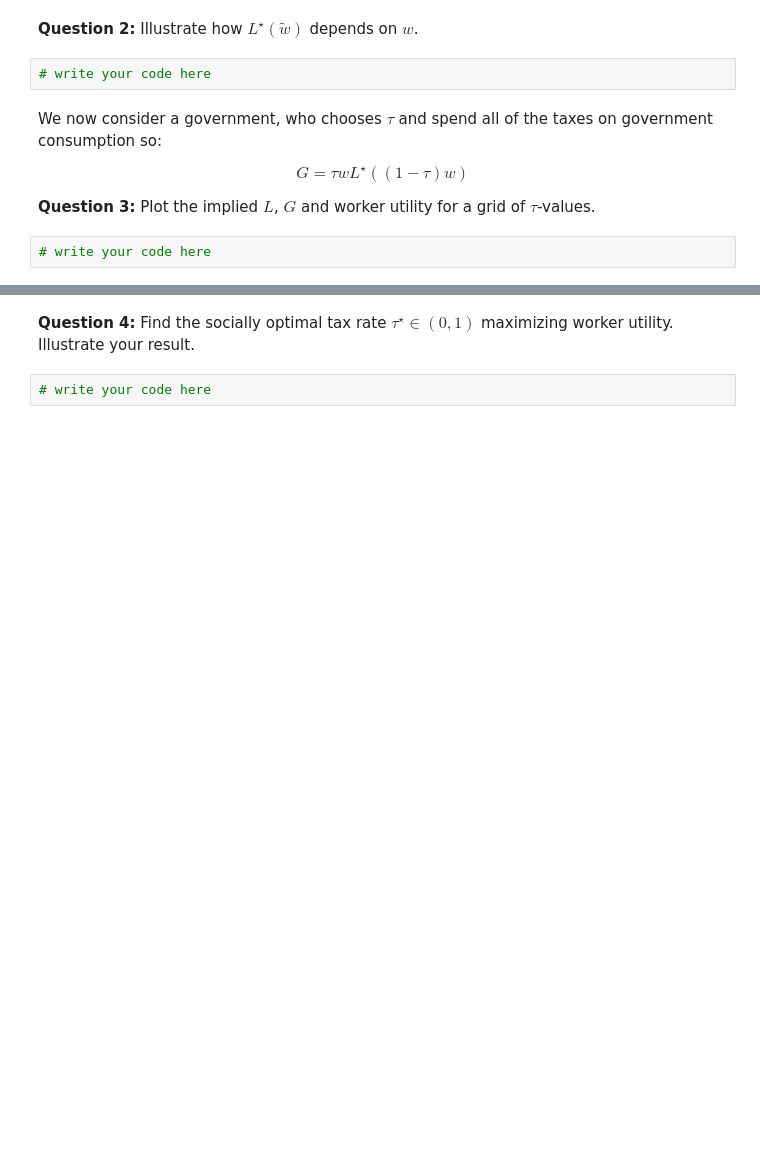
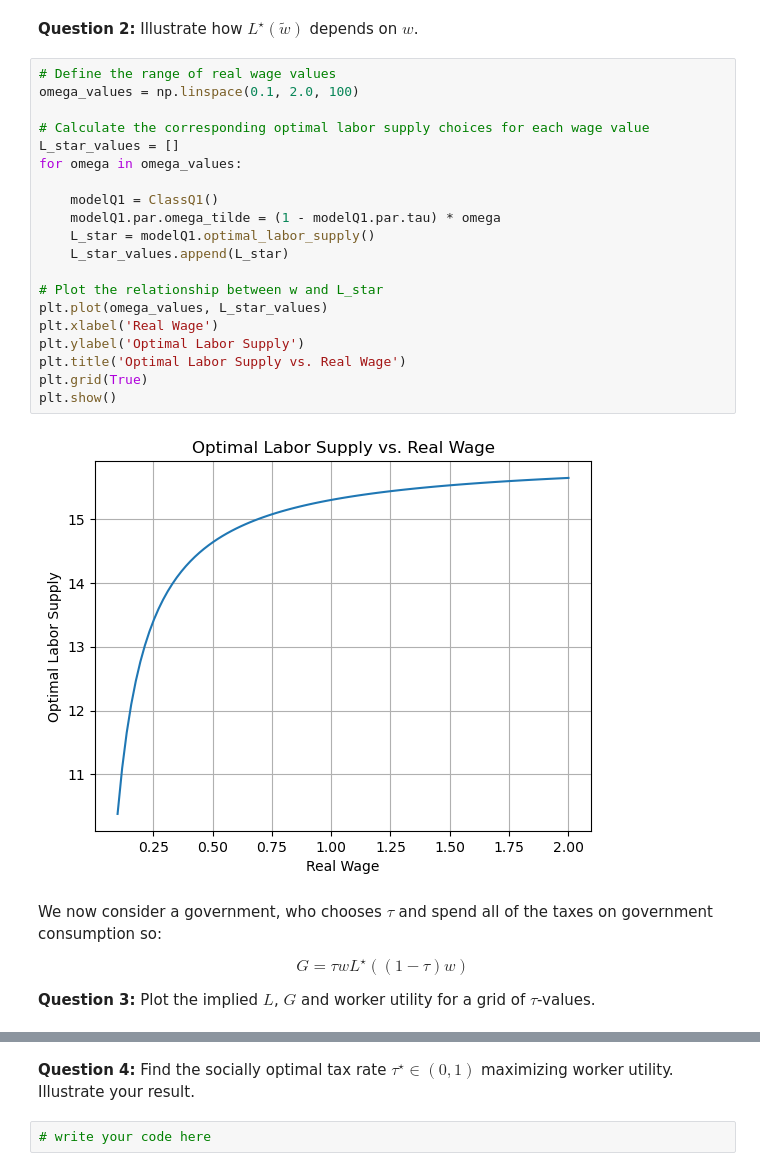
Before and after one commit to NumEconCopenhagen/projects-2023-jakki, a Jupyter notebook: exam/Exam2023JacobNotebook.ipynb, the cells around one changed output, grey strips where cells are left out. Saved outputs shown, nothing was run; the diff lists cells and outputs as text; blank space fills up the shorter version.

```diff
--- a/exam/Exam2023JacobNotebook.ipynb
+++ b/exam/Exam2023JacobNotebook.ipynb
@@ -102,7 +100,27 @@ In this scenario, the values between the minmizer-solution and analytical-soluti
 # %% [markdown]
 **Question 2:** Illustrate how $L^{\star}(\tilde{w})$ depends on $w$.
-# %%
-# write your code here
+# %%
+# Define the range of real wage values
+omega_values = np.linspace(0.1, 2.0, 100)
+
+# Calculate the corresponding optimal labor supply choices for each wage value
+L_star_values = []
+for omega in omega_values:
+
+    modelQ1 = ClassQ1()
+    modelQ1.par.omega_tilde = (1 - modelQ1.par.tau) * omega
+    L_star = modelQ1.optimal_labor_supply()
+    L_star_values.append(L_star)
+
+# Plot the relationship between w and L_star
+plt.plot(omega_values, L_star_values)
+plt.xlabel('Real Wage')
+plt.ylabel('Optimal Labor Supply')
+plt.title('Optimal Labor Supply vs. Real Wage')
+plt.grid(True)
+plt.show()
+# %% [output]
+[figure, added]
 # %% [markdown]
 
 We now consider a government, who chooses $\tau$ and spend all of the taxes on government consumption so:
@@ -112,5 +130,3 @@ G = \tau w L^{\star}((1-\tau)w)
 $$
 
 **Question 3:** Plot the implied $L$, $G$ and worker utility for a grid of $\tau$-values.
-# %%
-# write your code here
```
Also changed, not shown: parts of 3 cells of this notebook, 1 other file.
